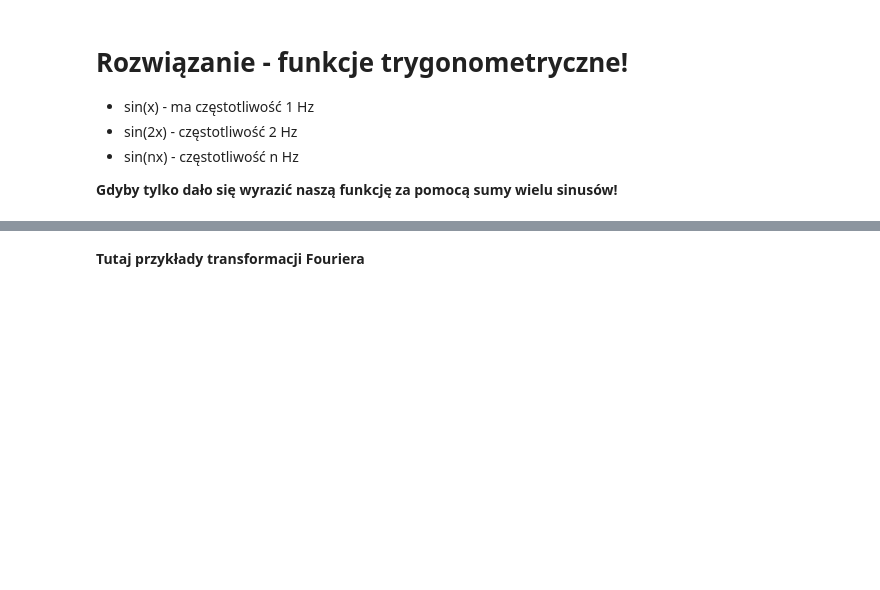
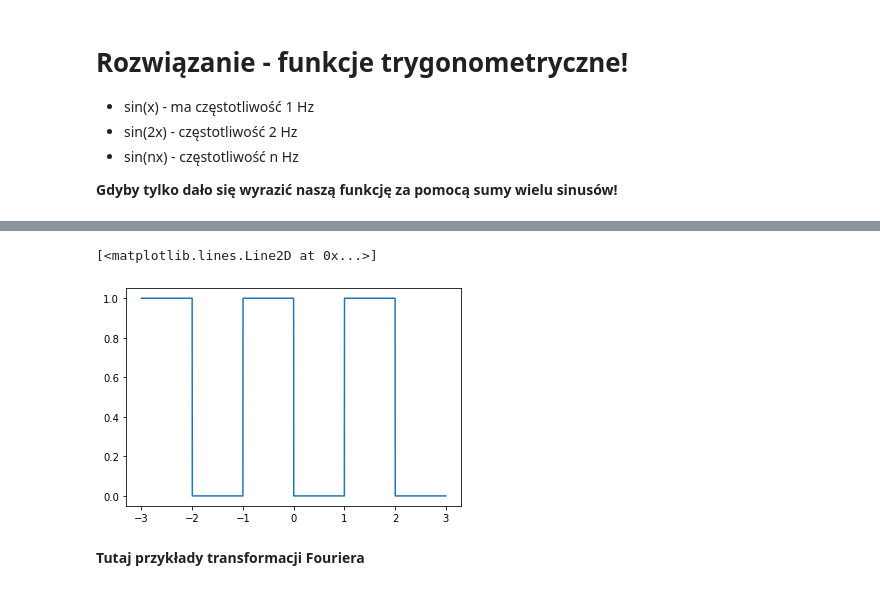
Before and after one commit to pcirrus/dsp_slideshow, a Jupyter notebook: dsp_presentation.ipynb, the cells around one changed output, grey strips where cells are left out. Cells and saved outputs as stored; diff of their text form; code cells hidden in the pictures; blank space fills up the shorter version.

Commit message:
Expanded signal analysis a bit

```diff
--- a/dsp_presentation.ipynb
+++ b/dsp_presentation.ipynb
@@ -109,3 +181,20 @@ Jak przekształcić *sygnał zależny od czasu* w *sygnał zależny od częstotl
+# %%
+time_simplesig = np.arange(-3, 3, 0.001)
+pwm_simplesig = [1 * int(x%2) for x in time_simplesig]
+
+# TODO: rewise and get it to work
+def expand_dft(data, function_no, function_out):
+    dft_out = [0 for x in range(len(data))]
+#    for n in dft_out:
+#        n =
+
+    return sum(dft_out)
+
+fig4, ax = plt.subplots()
+ax.plot(time_simplesig, pwm_simplesig)
+# %% [output]
+[<matplotlib.lines.Line2D at 0x...>]
+[figure, added]
 # %% [markdown]
 **Tutaj przykłady transformacji Fouriera**
 # %% [markdown]
```
Also changed, not shown: parts of 18 cells of this notebook.
